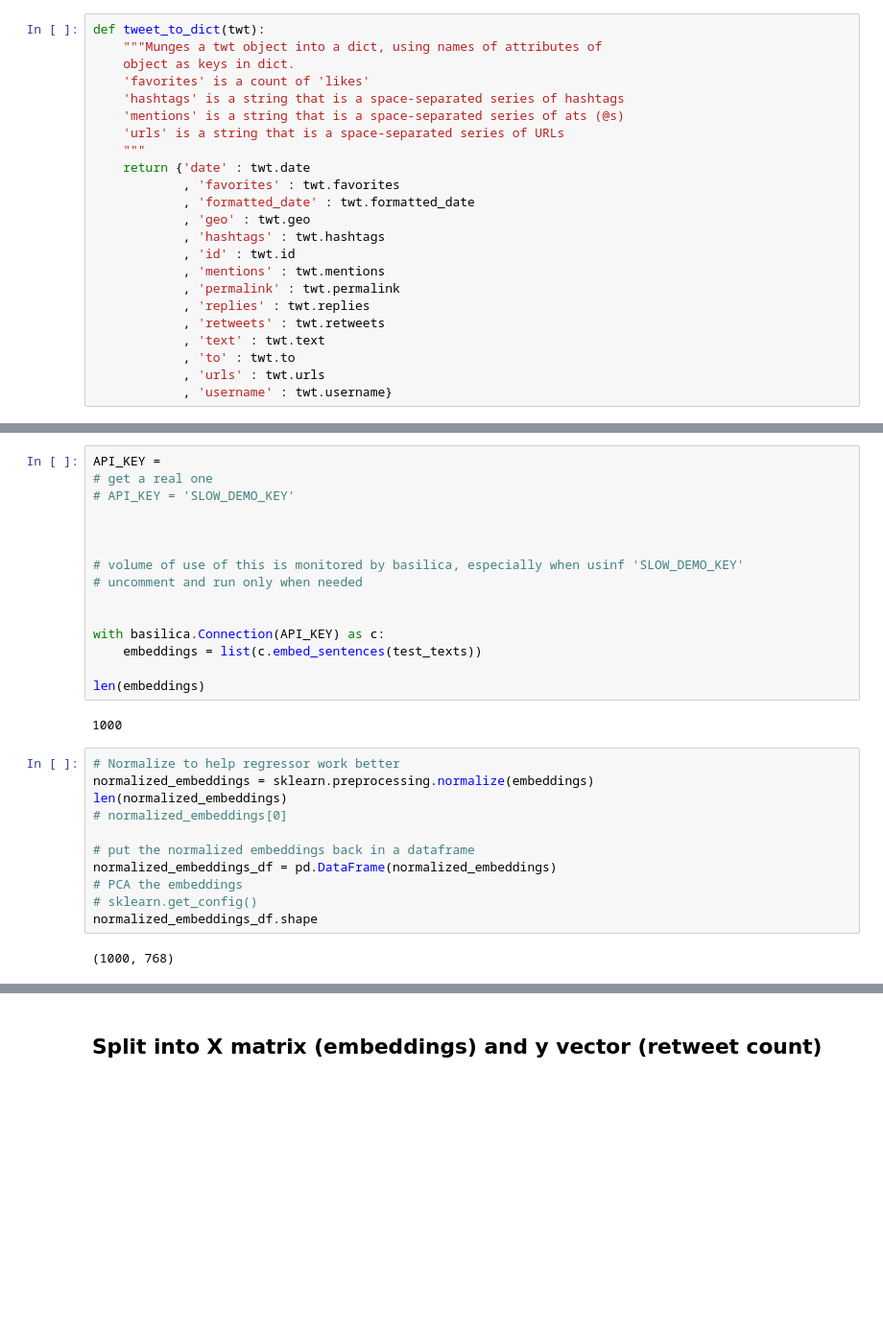
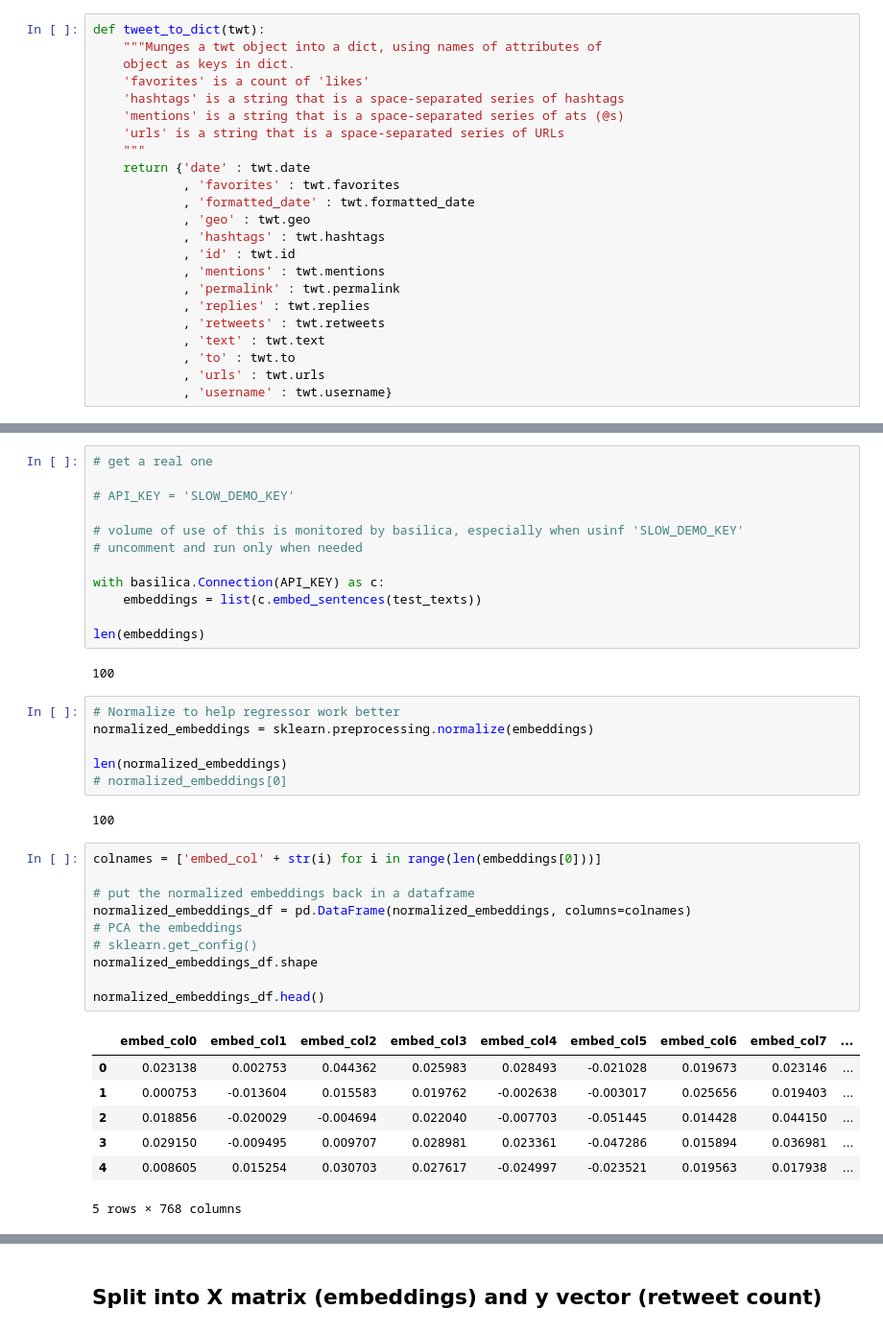
Before and after one commit to some-labs-24/data-science, a Jupyter notebook: test_embeddings_regressor.ipynb, the cells around one changed output, grey strips where cells are left out. Shown: that part at 96% size. Cells and saved outputs as stored; diff of their text form; blank space fills up the shorter version.

```diff
--- a/test_embeddings_regressor.ipynb
+++ b/test_embeddings_regressor.ipynb
@@ -76,30 +110,40 @@ len(test_texts)
 # %%
-API_KEY =
 # get a real one
+
 # API_KEY = 'SLOW_DEMO_KEY'
-
-
 
 # volume of use of this is monitored by basilica, especially when usinf 'SLOW_DEMO_KEY'
 # uncomment and run only when needed
-
 
 with basilica.Connection(API_KEY) as c:
     embeddings = list(c.embed_sentences(test_texts))
 
 len(embeddings)
 # %% [output]
-1000
+100
 # %%
 # Normalize to help regressor work better
 normalized_embeddings = sklearn.preprocessing.normalize(embeddings)
+
 len(normalized_embeddings)
 # normalized_embeddings[0]
-
-# put the normalized embeddings back in a dataframe
-normalized_embeddings_df = pd.DataFrame(normalized_embeddings)
-# PCA the embeddings
-# sklearn.get_config()
-normalized_embeddings_df.shape
 # %% [output]
-(1000, 768)
+100
+# %%
+colnames = ['embed_col' + str(i) for i in range(len(embeddings[0]))]
+
+# put the normalized embeddings back in a dataframe
+normalized_embeddings_df = pd.DataFrame(normalized_embeddings, columns=colnames)
+# PCA the embeddings
+# sklearn.get_config()
+normalized_embeddings_df.shape
+
+normalized_embeddings_df.head()
+# %% [output]
+|  | embed_col0 | embed_col1 | embed_col2 | embed_col3 | embed_col4 | embed_col5 | embed_col6 | embed_col7 | ... |
+| 0 | 0.023138 | 0.002753 | 0.044362 | 0.025983 | 0.028493 | -0.021028 | 0.019673 | 0.023146 | ... |
+| 1 | 0.000753 | -0.013604 | 0.015583 | 0.019762 | -0.002638 | -0.003017 | 0.025656 | 0.019403 | ... |
+| 2 | 0.018856 | -0.020029 | -0.004694 | 0.022040 | -0.007703 | -0.051445 | 0.014428 | 0.044150 | ... |
+| 3 | 0.029150 | -0.009495 | 0.009707 | 0.028981 | 0.023361 | -0.047286 | 0.015894 | 0.036981 | ... |
+| 4 | 0.008605 | 0.015254 | 0.030703 | 0.027617 | -0.024997 | -0.023521 | 0.019563 | 0.017938 | ... |
+5 rows × 768 columns
```
Also changed, not shown: parts of 15 cells of this notebook.
